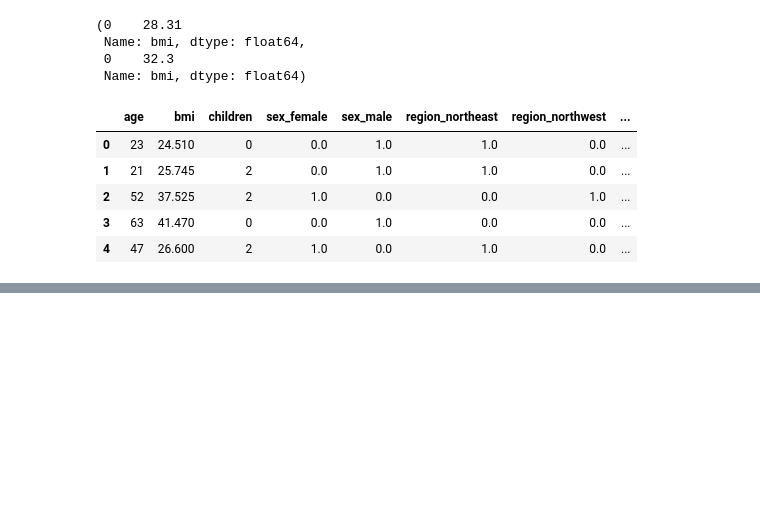
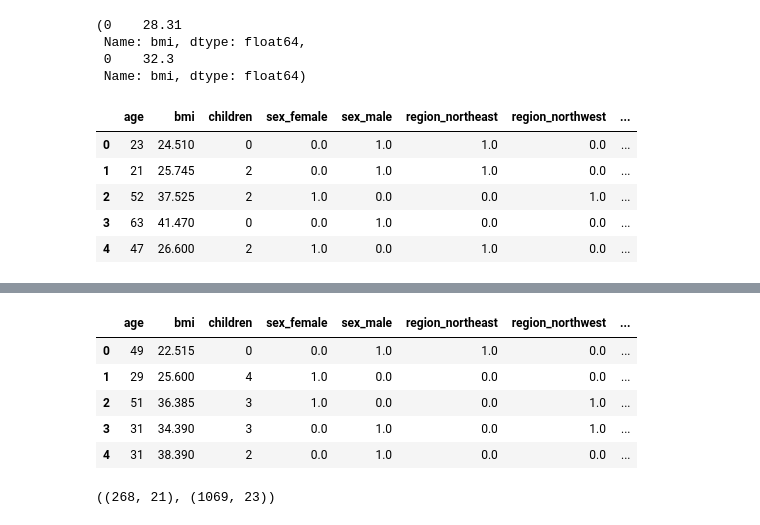
Before and after one commit to Rubeennn/ml-tabular-project, a Jupyter notebook: notebooks/exploration.ipynb, the cells around one changed output, grey strips where cells are left out. Drawn from its saved outputs; the diff is of its cells as text; code cells hidden in the pictures; blank space fills up the shorter version.

```diff
--- a/notebooks/exploration.ipynb
+++ b/notebooks/exploration.ipynb
@@ -381,0 +438,14 @@ plt.show()
+# %%
+X_test['bmi_category'] = X_test['bmi'].apply(bmi_category)
+X_test['smoker_age'] = X_test['smoker_yes'] * X_test['age']
+X_test['bmi_smoker'] = X_test['bmi'] * X_test['smoker_yes']
+X_test['age_group'] = pd.cut(X_test['age'], bins=[18,30,45,60,100], labels=['18_30', '30_45', '45_60', '60_100'])
+# %%
+X_test.head()
+# %% [output]
+|  | age | bmi | children | sex_female | sex_male | region_northeast | region_northwest | ... |
+| 0 | 49 | 22.515 | 0 | 0.0 | 1.0 | 1.0 | 0.0 | ... |
+| 1 | 29 | 25.600 | 4 | 1.0 | 0.0 | 0.0 | 0.0 | ... |
+| 2 | 51 | 36.385 | 3 | 1.0 | 0.0 | 0.0 | 1.0 | ... |
+| 3 | 31 | 34.390 | 3 | 0.0 | 1.0 | 0.0 | 1.0 | ... |
+| 4 | 31 | 38.390 | 2 | 0.0 | 1.0 | 0.0 | 0.0 | ... |
@@ -381,0 +466,4 @@ plt.show()
+# %%
+X_test.shape, train.shape
+# %% [output]
+((268, 21), (1069, 23))
```
Also changed, not shown: parts of 22 cells of this notebook.
